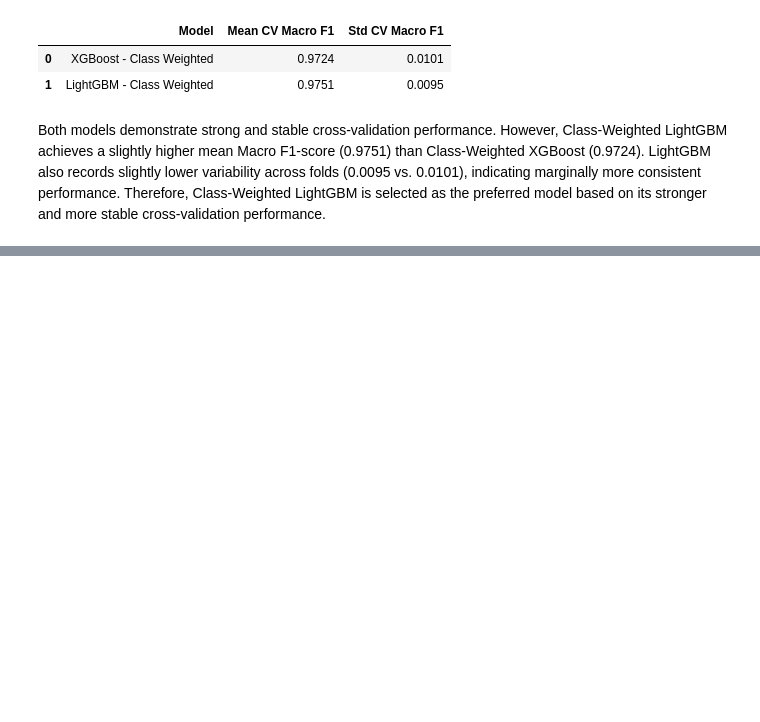
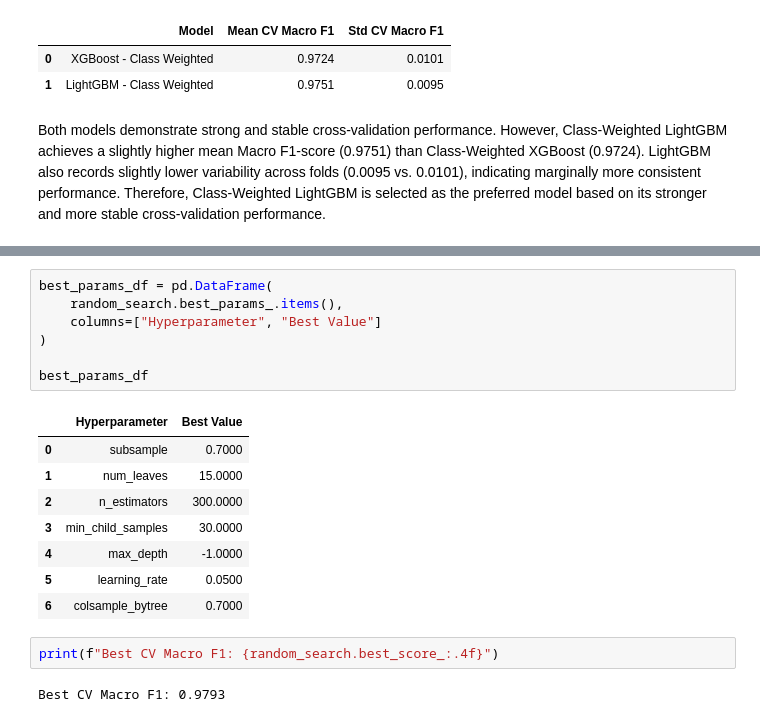
Before and after one commit to byegond-beep/Multi-class-Thyroid-Disease-Classification, a Jupyter notebook: notebook.ipynb, the cells around one changed output, grey strips where cells are left out. Drawn from its saved outputs; the diff is of its cells as text; blank space fills up the shorter version.

```diff
--- a/notebook.ipynb
+++ b/notebook.ipynb
@@ -2326,0 +2387,20 @@ Both models demonstrate strong and stable cross-validation performance. However,
+# %%
+best_params_df = pd.DataFrame(
+    random_search.best_params_.items(),
+    columns=["Hyperparameter", "Best Value"]
+)
+
+best_params_df
+# %% [output]
+|  | Hyperparameter | Best Value |
+| 0 | subsample | 0.7000 |
+| 1 | num_leaves | 15.0000 |
+| 2 | n_estimators | 300.0000 |
+| 3 | min_child_samples | 30.0000 |
+| 4 | max_depth | -1.0000 |
+| 5 | learning_rate | 0.0500 |
+| 6 | colsample_bytree | 0.7000 |
+# %%
+print(f"Best CV Macro F1: {random_search.best_score_:.4f}")
+# %% [output]
+Best CV Macro F1: 0.9793
```
Also changed, not shown: parts of 12 cells of this notebook.
